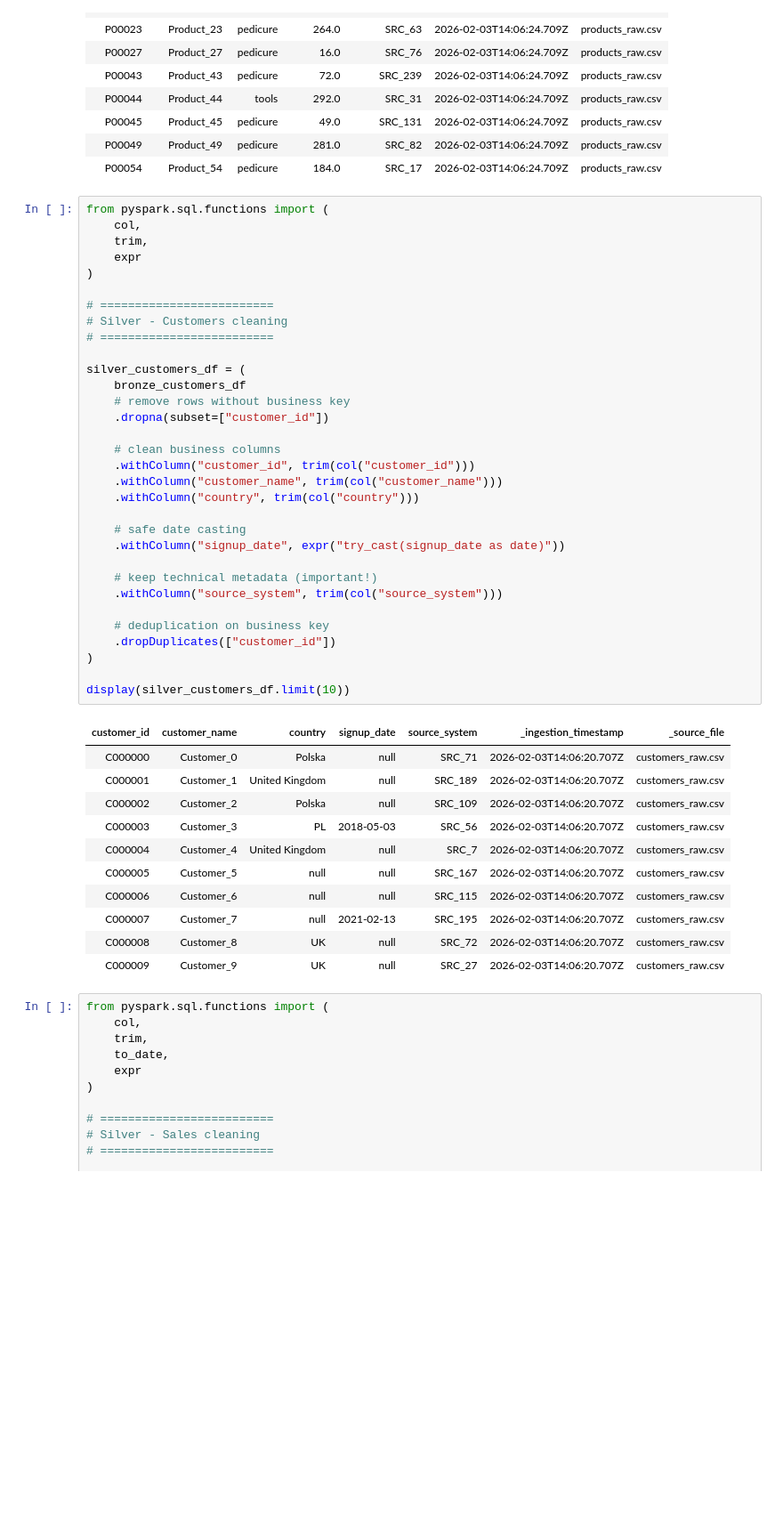
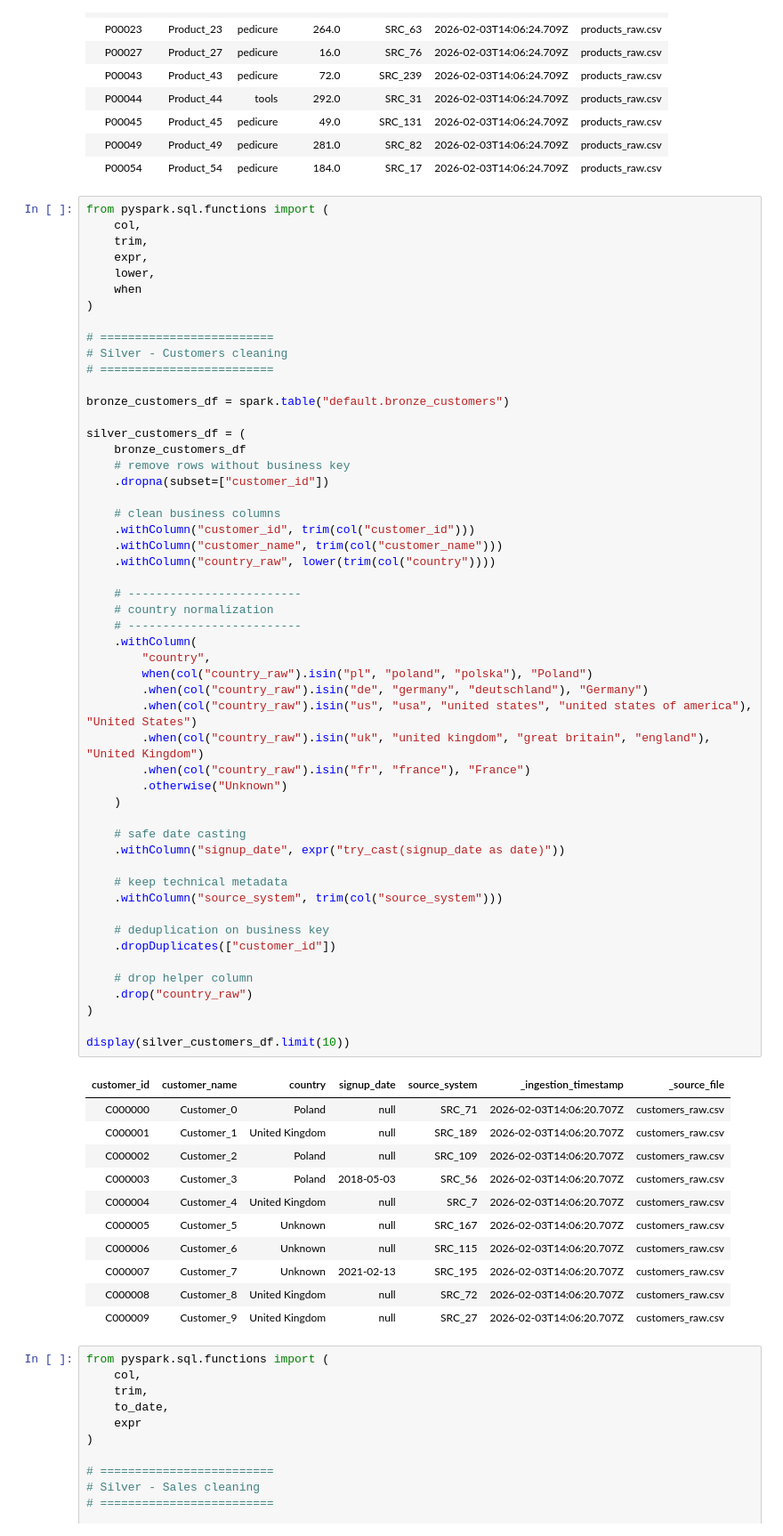
Before and after one commit to BartoszM-Analyst/End-to-End-Modern-Data-Platform-Lakehouse-Architecture, a Jupyter notebook: data/silver/02_silver_transformations.ipynb, the cells around one changed output. Shown at 89% size. Drawn from its saved outputs; the diff is of its cells as text; blank space fills up the shorter version.

Commit message:
Refine Silver data cleaning and Gold metrics
Country normalization in Silver and improved return rate KPIs in Gold.

```diff
--- a/data/silver/02_silver_transformations.ipynb
+++ b/data/silver/02_silver_transformations.ipynb
@@ -196,46 +196,66 @@ display(silver_products_df.limit(10))
 from pyspark.sql.functions import (
     col,
     trim,
-    expr
+    expr,
+    lower,
+    when
 )
 
 # =========================
 # Silver - Customers cleaning
 # =========================
+
+bronze_customers_df = spark.table("default.bronze_customers")
 
 silver_customers_df = (
     bronze_customers_df
     # remove rows without business key
     .dropna(subset=["customer_id"])
 
     # clean business columns
     .withColumn("customer_id", trim(col("customer_id")))
     .withColumn("customer_name", trim(col("customer_name")))
-    .withColumn("country", trim(col("country")))
+    .withColumn("country_raw", lower(trim(col("country"))))
+
+    # -------------------------
+    # country normalization
+    # -------------------------
+    .withColumn(
+        "country",
+        when(col("country_raw").isin("pl", "poland", "polska"), "Poland")
+        .when(col("country_raw").isin("de", "germany", "deutschland"), "Germany")
+        .when(col("country_raw").isin("us", "usa", "united states", "united states of america"), "United States")
+        .when(col("country_raw").isin("uk", "united kingdom", "great britain", "england"), "United Kingdom")
+        .when(col("country_raw").isin("fr", "france"), "France")
+        .otherwise("Unknown")
+    )
 
     # safe date casting
     .withColumn("signup_date", expr("try_cast(signup_date as date)"))
 
-    # keep technical metadata (important!)
+    # keep technical metadata
     .withColumn("source_system", trim(col("source_system")))
 
     # deduplication on business key
     .dropDuplicates(["customer_id"])
+
+    # drop helper column
+    .drop("country_raw")
 )
 
 display(silver_customers_df.limit(10))
 # %% [output]
 | customer_id | customer_name | country | signup_date | source_system | _ingestion_timestamp | _source_file |
-| C000000 | Customer_0 | Polska | null | SRC_71 | 2026-02-03T14:06:20.707Z | customers_raw.csv |
+| C000000 | Customer_0 | Poland | null | SRC_71 | 2026-02-03T14:06:20.707Z | customers_raw.csv |
 | C000001 | Customer_1 | United Kingdom | null | SRC_189 | 2026-02-03T14:06:20.707Z | customers_raw.csv |
-| C000002 | Customer_2 | Polska | null | SRC_109 | 2026-02-03T14:06:20.707Z | customers_raw.csv |
-| C000003 | Customer_3 | PL | 2018-05-03 | SRC_56 | 2026-02-03T14:06:20.707Z | customers_raw.csv |
+| C000002 | Customer_2 | Poland | null | SRC_109 | 2026-02-03T14:06:20.707Z | customers_raw.csv |
+| C000003 | Customer_3 | Poland | 2018-05-03 | SRC_56 | 2026-02-03T14:06:20.707Z | customers_raw.csv |
 | C000004 | Customer_4 | United Kingdom | null | SRC_7 | 2026-02-03T14:06:20.707Z | customers_raw.csv |
-| C000005 | Customer_5 | null | null | SRC_167 | 2026-02-03T14:06:20.707Z | customers_raw.csv |
-| C000006 | Customer_6 | null | null | SRC_115 | 2026-02-03T14:06:20.707Z | customers_raw.csv |
-| C000007 | Customer_7 | null | 2021-02-13 | SRC_195 | 2026-02-03T14:06:20.707Z | customers_raw.csv |
-| C000008 | Customer_8 | UK | null | SRC_72 | 2026-02-03T14:06:20.707Z | customers_raw.csv |
-| C000009 | Customer_9 | UK | null | SRC_27 | 2026-02-03T14:06:20.707Z | customers_raw.csv |
+| C000005 | Customer_5 | Unknown | null | SRC_167 | 2026-02-03T14:06:20.707Z | customers_raw.csv |
+| C000006 | Customer_6 | Unknown | null | SRC_115 | 2026-02-03T14:06:20.707Z | customers_raw.csv |
+| C000007 | Customer_7 | Unknown | 2021-02-13 | SRC_195 | 2026-02-03T14:06:20.707Z | customers_raw.csv |
+| C000008 | Customer_8 | United Kingdom | null | SRC_72 | 2026-02-03T14:06:20.707Z | customers_raw.csv |
+| C000009 | Customer_9 | United Kingdom | null | SRC_27 | 2026-02-03T14:06:20.707Z | customers_raw.csv |
 # %%
 from pyspark.sql.functions import (
     col,
```
Also changed, not shown: 1 other file.
